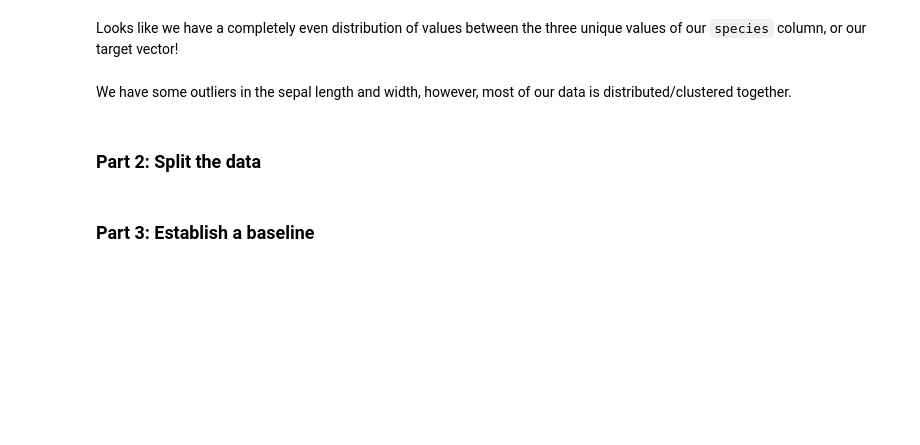
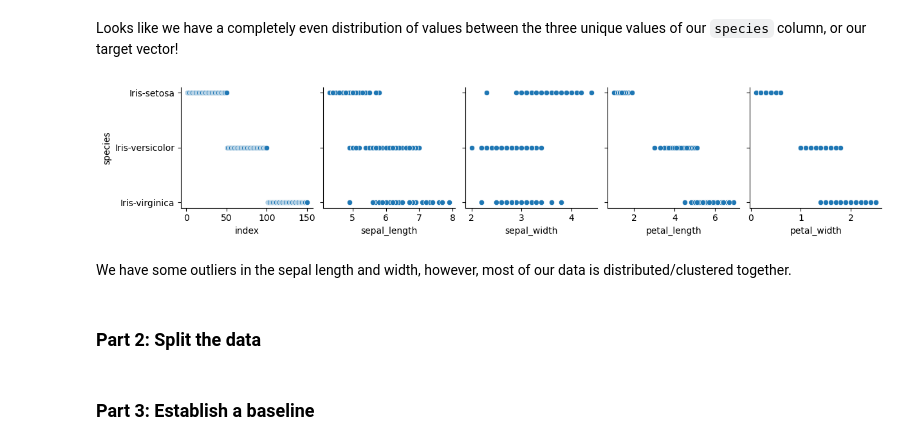
Before and after one commit to andrewapeter801/Coding_Temple, a Jupyter notebook: Week 4/Lecture Notes/D3/Python for DA Day III.ipynb, the cells around one changed output. Cells and saved outputs as stored; diff of their text form; code cells hidden in the pictures; blank space fills up the shorter version.

```diff
--- a/Week 4/Lecture Notes/Python for DA Day III.ipynb
+++ b/Week 4/Lecture Notes/D3/Python for DA Day III.ipynb
@@ -624,5 +723,9 @@ Looks like each of our columns are the proper types and we have changed each col
 # %% [markdown]
 Looks like we have a completely even distribution of values between the three unique values of our `species` column, or our target vector!
+# %%
+sns.pairplot(data= df_class, y_vars= 'species');
+# %% [output]
+[figure, added]
 # %% [markdown]
 We have some outliers in the sepal length and width, however, most of our data is distributed/clustered together.
 # %% [markdown]
```
Also changed, not shown: parts of 30 cells of this notebook, 15 other files.
